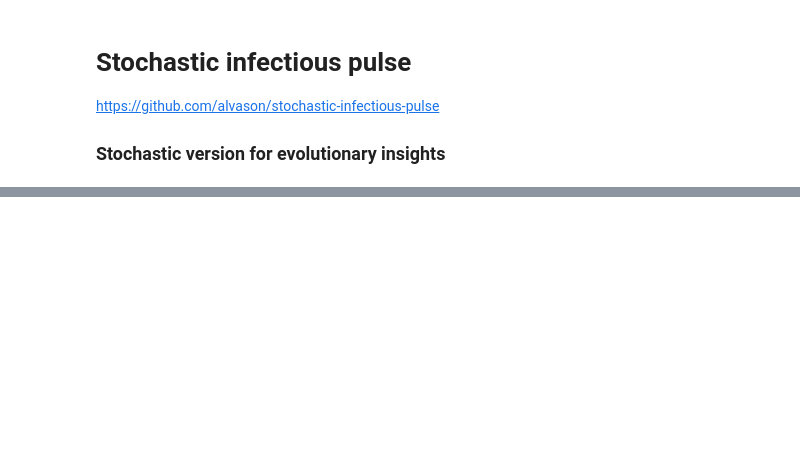
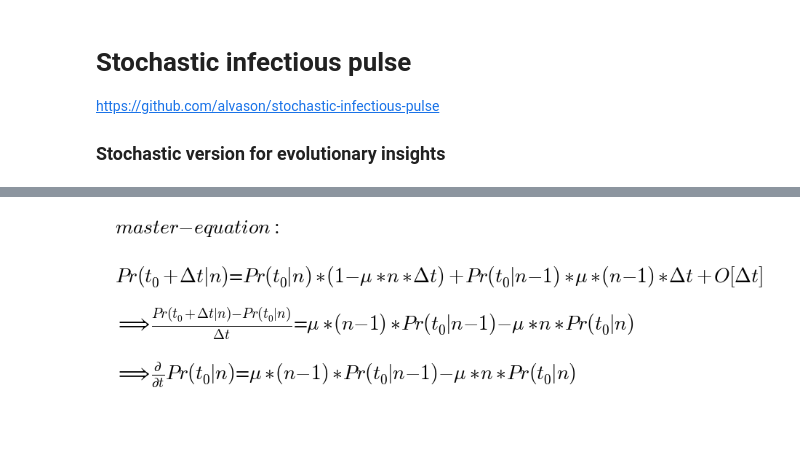
Before and after one commit to alvason/stochastic-evolution, a Jupyter notebook: code/stochastic_natural_growth.ipynb, the cells around one changed output, grey strips where cells are left out. Saved outputs shown, nothing was run; the diff lists cells and outputs as text; code cells hidden in the pictures; blank space fills up the shorter version.

Commit message:
maste equation

```diff
--- a/code/stochastic_natural_growth.ipynb
+++ b/code/stochastic_natural_growth.ipynb
@@ -57,3 +81,28 @@ plt.show()
+# %%
+# master equation
+figure_name = '-master-equation'
+file_suffix = '.png'
+save_figure = os.path.join(dir_path, file_name + figure_name + file_suffix)
+text_list = [r'$ master-equation: $'
+             , r'$ Pr(t_{0} + \Delta{t} | n) \
+                     \equal Pr(t_{0} | n) * (1 - \mu*n*\Delta{t}) + Pr(t_{0} | n-1)*\mu*(n-1)*\Delta{t} + O[\Delta{t}] $'
+             , r'$ \Longrightarrow \frac{Pr(t_{0} + \Delta{t} | n) - Pr(t_{0} | n)}{\Delta{t}} \
+                     \equal \mu*(n-1)*Pr(t_{0} | n-1) - \mu*n*Pr(t_{0} | n) $'
+             , r'$ \Longrightarrow \frac{\partial{}}{\partial{t}}Pr(t_{0} | n) \
+                     \equal \mu*(n-1)*Pr(t_{0} | n-1) - \mu*n*Pr(t_{0} | n) $'
+            ]
+total_list = np.size(text_list)
+numberingFig = numberingFig + 1
+plt.figure(numberingFig, figsize=(total_list, total_list*1.2))
+plt.axis('off')
+for i in range(total_list):
+    plt.text(0, (total_list - float(i))/total_list
+             , text_list[i].replace('\\\n', '')
+             , fontsize = 1.2*AlvaFontSize)
+plt.savefig(save_figure, dpi = 100)
+plt.show()
+# %% [output]
+[figure, added]
 # %%
 ''' define simple stochastic natural growth function '''
 def stochasticNaturalGrowth(total_step, minT, maxT, initial_G, inRate, noRate):
```
Also changed, not shown: parts of 3 cells of this notebook, 10 other files.
